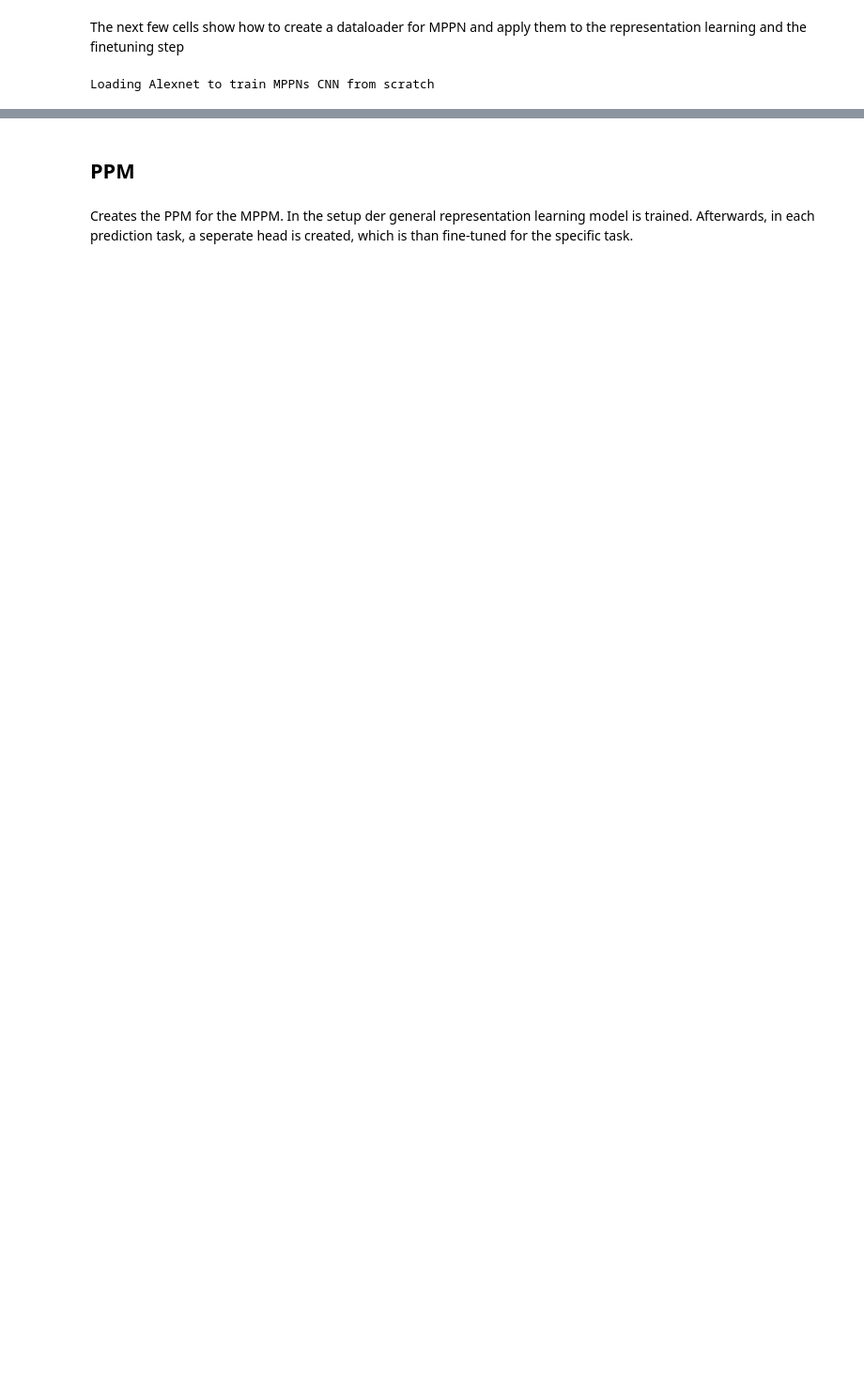
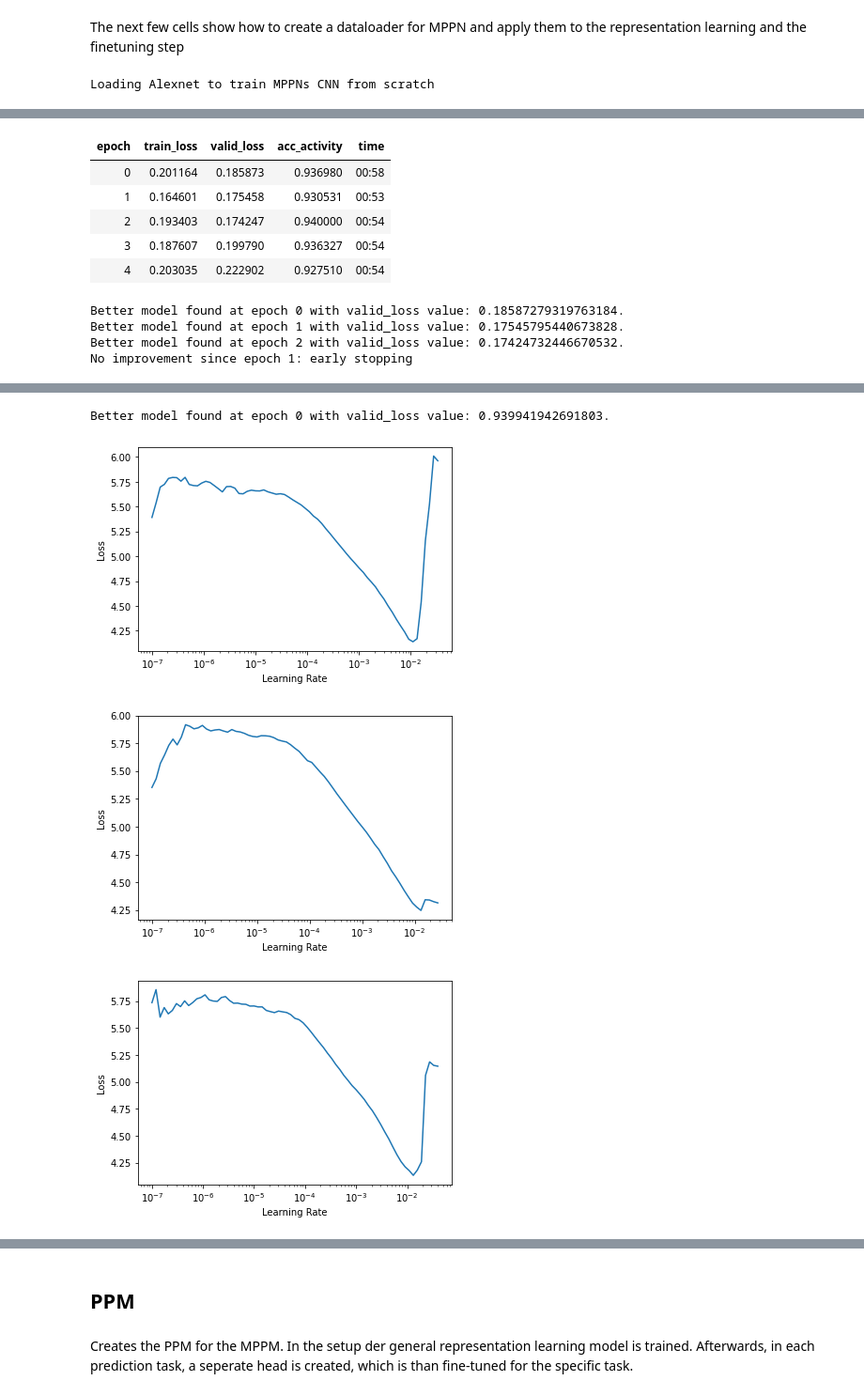
Before and after one commit to joLahann/mppn, a Jupyter notebook: 03_mppn.ipynb, the cells around one changed output, grey strips where cells are left out. Shown at 94% size. Cells and saved outputs as stored; diff of their text form; code cells hidden in the pictures; blank space fills up the shorter version.

```diff
--- a/03_mppn.ipynb
+++ b/03_mppn.ipynb
@@ -443,4 +459,5 @@ TensorBase(0.0333, device='cuda:0')
 # %%
 # Train model
 if _RUN_TRAINING:
-    train_validate(dls,m2,loss=loss,metrics=metrics,epoch=20)
+    train_validate(dls,m2,loss=loss,metrics=metrics,epoch=1)
+# %% [output]
@@ -446,0 +469,10 @@ if _RUN_TRAINING:
+| epoch | train_loss | valid_loss | acc_activity | time |
+| 0 | 0.201164 | 0.185873 | 0.936980 | 00:58 |
+| 1 | 0.164601 | 0.175458 | 0.930531 | 00:53 |
+| 2 | 0.193403 | 0.174247 | 0.940000 | 00:54 |
+| 3 | 0.187607 | 0.199790 | 0.936327 | 00:54 |
+| 4 | 0.203035 | 0.222902 | 0.927510 | 00:54 |
+Better model found at epoch 0 with valid_loss value: 0.18587279319763184.
+Better model found at epoch 1 with valid_loss value: 0.17545795440673828.
+Better model found at epoch 2 with valid_loss value: 0.17424732446670532.
+No improvement since epoch 1: early stopping
@@ -446,0 +480,4 @@ if _RUN_TRAINING:
+Better model found at epoch 0 with valid_loss value: 0.939941942691803.
+[figure, added]
+[figure, added]
+[figure, added]
```
Also changed, not shown: parts of 10 cells of this notebook, 6 other files.
